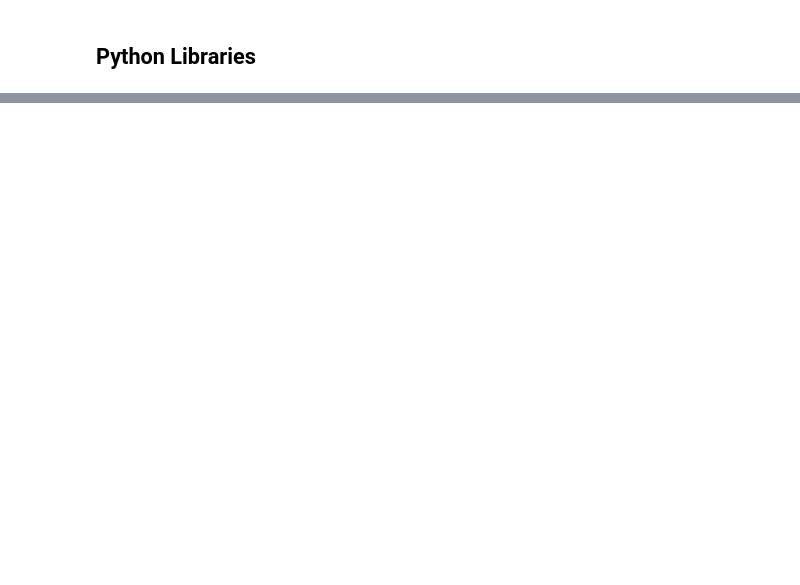
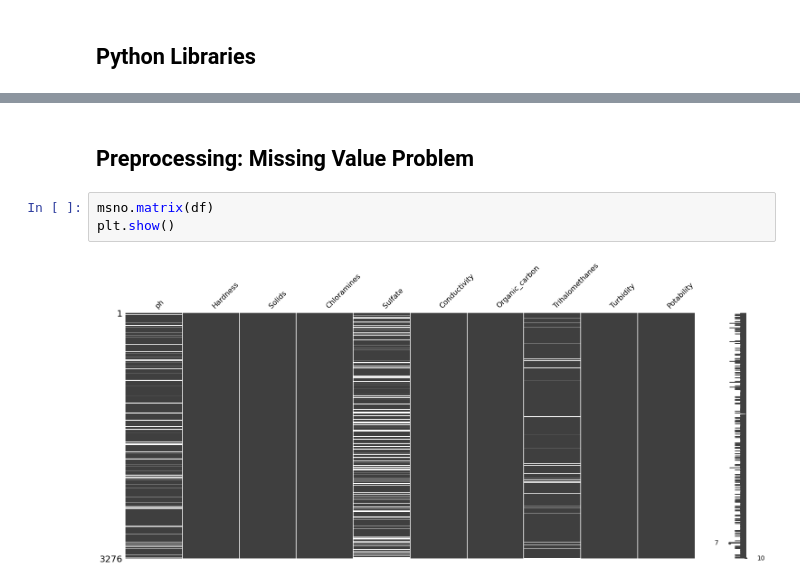
Before and after one commit to MSBurakS/Water-Quality-Explanatory-Data-Analysis-My-Pract, a Jupyter notebook: water-quality-explanatory-data-analysis-my-pract.ipynb, the cells around one changed output, grey strips where cells are left out. Cells and saved outputs as stored; diff of their text form; blank space fills up the shorter version.

```diff
--- a/water-quality-explanatory-data-analysis-my-pract.ipynb
+++ b/water-quality-explanatory-data-analysis-my-pract.ipynb
@@ -55,0 +161,8 @@ from sklearn import tree
+# %% [markdown]
+<a id= 7></a>
+## Preprocessing: Missing Value Problem
+# %%
+msno.matrix(df)
+plt.show()
+# %% [output]
+[figure, added]
```
Also changed, not shown: parts of 26 cells of this notebook.
